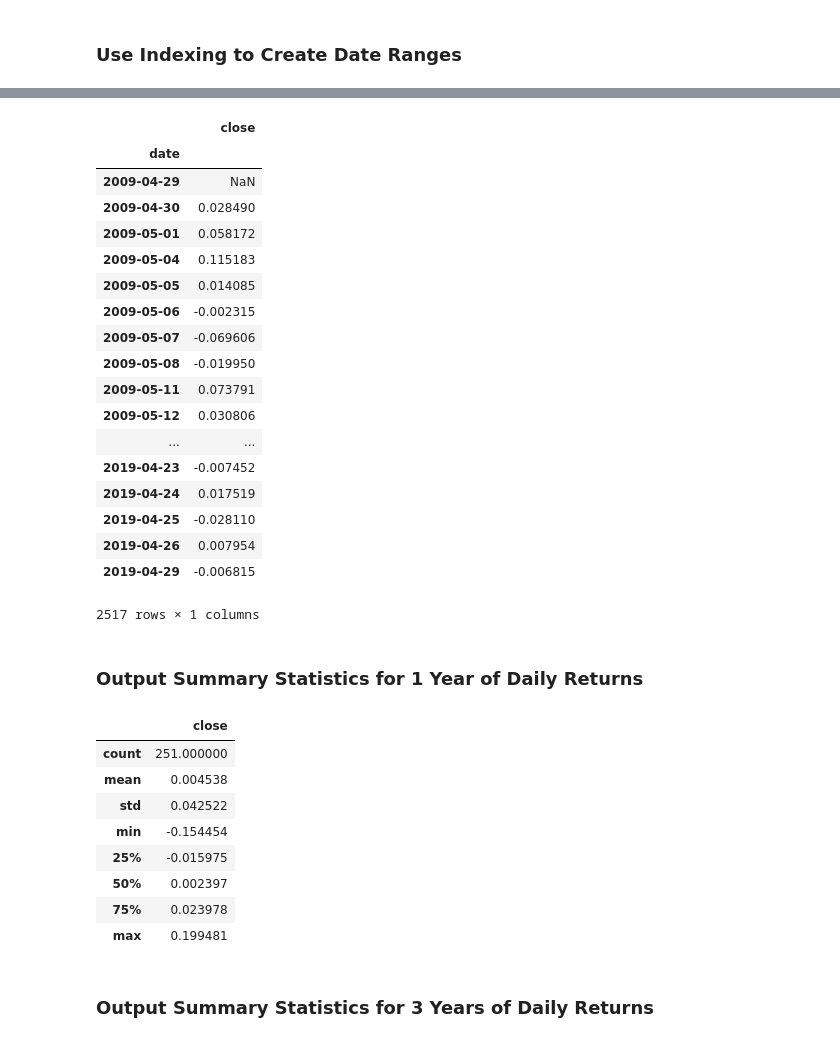
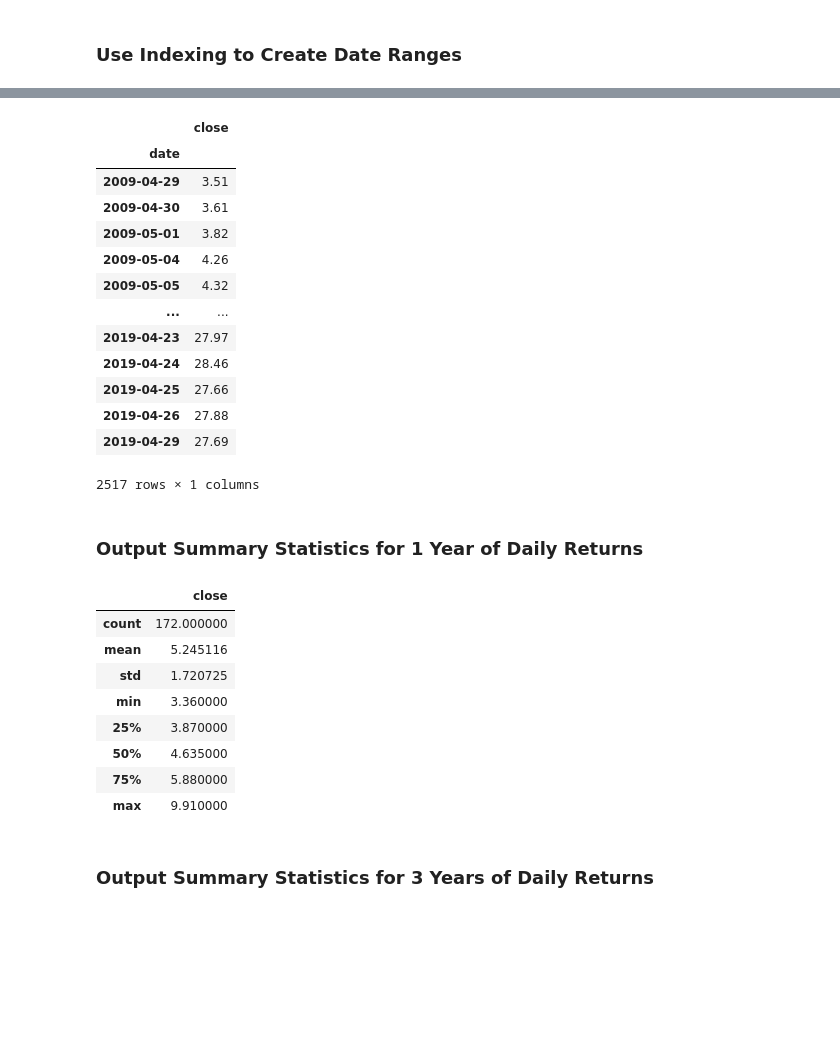
Before and after one commit to AkanSri/Rutgers-FinTech, a Jupyter notebook: 01-Lesson-Plans/02-Python/03-Python-Pandas/2/Activities/11-Stu_Returns/Unsolved/returns_over_date_ranges.ipynb, the cells around one changed output, grey strips where cells are left out. Cells and saved outputs as stored; diff of their text form; code cells hidden in the pictures; blank space fills up the shorter version.

```diff
--- a/01-Lesson-Plans/02-Python/03-Python-Pandas/2/Activities/11-Stu_Returns/Unsolved/returns_over_date_ranges.ipynb
+++ b/01-Lesson-Plans/02-Python/03-Python-Pandas/2/Activities/11-Stu_Returns/Unsolved/returns_over_date_ranges.ipynb
@@ -85,48 +100,47 @@ daily_returns.head()
 # %%
 # Slice DataFrame into 1 year timeframe
 #USE loc!!!
+one_year = amd_df.loc['2009-01-01':'2010-01-01']
 
 # Slice DataFrame into 3 year timeframe
-
+three_years = amd_df.loc['2009-01-01':'2013-01-01']
 
 # Slice DataFrame into 5 year timeframe
-
+five_years = amd_df.loc['2009-01-01':'2015-01-01']
 
 # Slice DataFrame into 10 year timeframe
+ten_years = amd_df.loc['2009-01-01':'2020-01-01']
+ten_years
 # %% [output]
 |  | close |
 | date |  |
-| 2009-04-29 | NaN |
-| 2009-04-30 | 0.028490 |
-| 2009-05-01 | 0.058172 |
-| 2009-05-04 | 0.115183 |
-| 2009-05-05 | 0.014085 |
-| 2009-05-06 | -0.002315 |
-| 2009-05-07 | -0.069606 |
-| 2009-05-08 | -0.019950 |
-| 2009-05-11 | 0.073791 |
-| 2009-05-12 | 0.030806 |
+| 2009-04-29 | 3.51 |
+| 2009-04-30 | 3.61 |
+| 2009-05-01 | 3.82 |
+| 2009-05-04 | 4.26 |
+| 2009-05-05 | 4.32 |
 | ... | ... |
-| 2019-04-23 | -0.007452 |
-| 2019-04-24 | 0.017519 |
-| 2019-04-25 | -0.028110 |
-| 2019-04-26 | 0.007954 |
-| 2019-04-29 | -0.006815 |
+| 2019-04-23 | 27.97 |
+| 2019-04-24 | 28.46 |
+| 2019-04-25 | 27.66 |
+| 2019-04-26 | 27.88 |
+| 2019-04-29 | 27.69 |
 2517 rows × 1 columns
 # %% [markdown]
 ### Output Summary Statistics for 1 Year of Daily Returns
 # %%
 # Display summary statistics for 1 year of AMD stock data
+one_year.describe(include='all')
 # %% [output]
 |  | close |
-| count | 251.000000 |
-| mean | 0.004538 |
-| std | 0.042522 |
-| min | -0.154454 |
-| 25% | -0.015975 |
-| 50% | 0.002397 |
-| 75% | 0.023978 |
-| max | 0.199481 |
+| count | 172.000000 |
+| mean | 5.245116 |
+| std | 1.720725 |
+| min | 3.360000 |
+| 25% | 3.870000 |
+| 50% | 4.635000 |
+| 75% | 5.880000 |
+| max | 9.910000 |
 # %% [markdown]
 ### Output Summary Statistics for 3 Years of Daily Returns
 # %%
```
Also changed, not shown: parts of 10 cells of this notebook, 6 other files.
